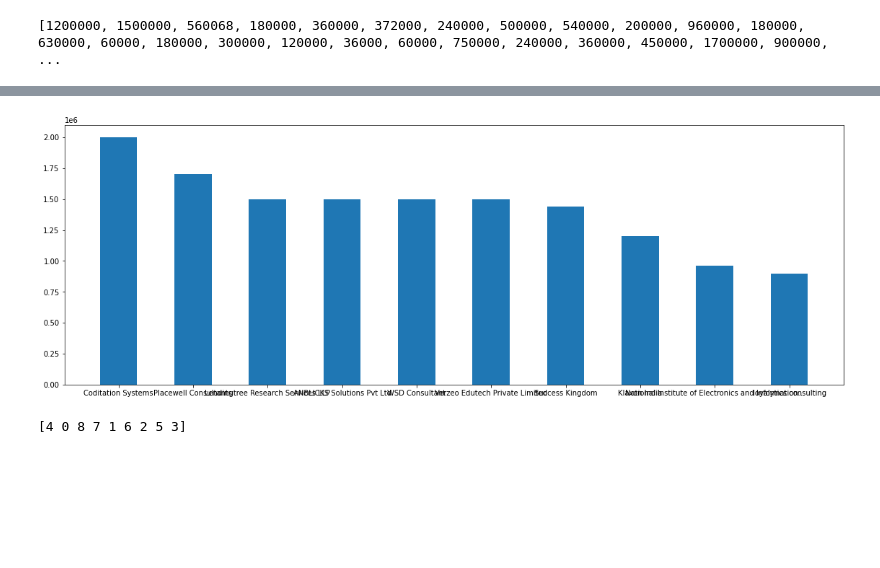
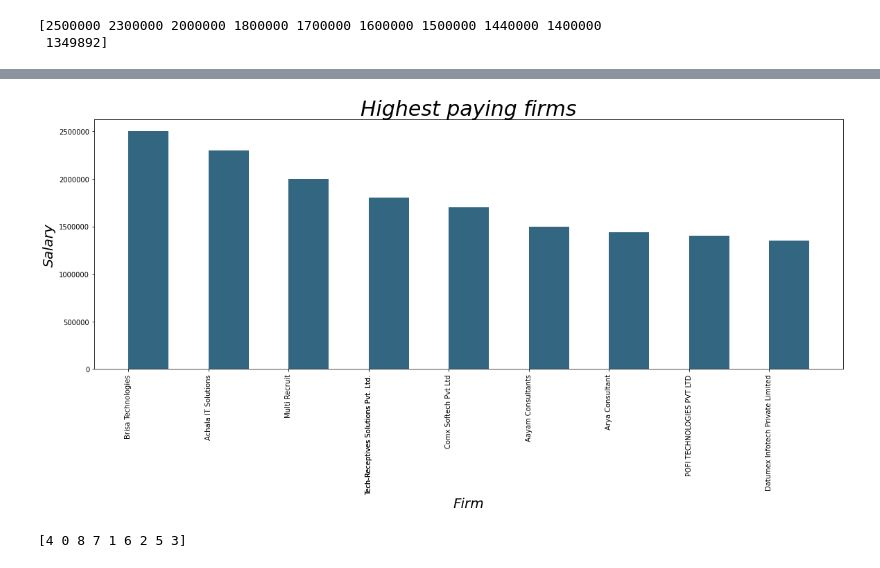
Before and after one commit to gunisha30/DS-and-ML, a Jupyter notebook: eda1.ipynb, the cells around one changed output, grey strips where cells are left out. Cells and saved outputs as stored; diff of their text form; code cells hidden in the pictures; blank space fills up the shorter version.

```diff
--- a/eda1.ipynb
+++ b/eda1.ipynb
@@ -165,62 +180,71 @@ print(df)
 # %%
 import pandas as pd
 import math
+from matplotlib.ticker import ScalarFormatter
+import matplotlib
+import numpy as np
 import matplotlib.pyplot as plt
+
 fig=plt.figure(figsize=(15,5))
 ax=fig.add_axes([0,0,1,1])
 #ax.axis('equal')
 
-df=pd.read_csv(r"Final.csv")
-df.drop(['desc'], axis=1, inplace=True)
-unique_jobs=list(df.title.unique())
-#print(unique_jobs)
+df=pd.read_csv(r"Final 2.csv")
+df.drop(['Description'], axis=1, inplace=True)
+unique_jobs=list(df.Title.unique())
 
-df=df.where(df['title']=='Data Scientist and Analyst')
+df=df.where(df['Title']=='Cloud and DevOps Engineer')
 df.dropna(inplace=True)
-df.rename(columns = {'loc':'location'}, inplace = True)
+size=df['Title'].size
 
-#firm info - graph 1
-#
-#print(df['sal'].value_counts())
-#print()
-l=list(range(0,40))
+l=list(range(0,size))
 df.set_index(pd.Index(l), inplace=True)
-size=df['sal'].size
+
 maxi=[]
 for i in range (0,size):
-  if '-' in df['sal'][i]:
-    s=df['sal'][i].split('-')
+  if '-' in df['Salary'][i]:
+    s=df['Salary'][i].split('-')
     maxi.append(s[1])
+    maxi[i]=int(maxi[i])
   else:
-    maxi.append(df['sal'][i])
+    maxi.append(df['Salary'][i])
+    maxi[i]=int(maxi[i])
 
-for i in range(0,len(maxi)):
-  maxi[i]=int(maxi[i])
-print(maxi)
-#df['max']=maxi
+
+maxi=list(dict.fromkeys(maxi))
+
 ar=np.array(maxi)
 ar_new=ar.argsort()[-10:][::-1]
 firms=[]
 for i in ar_new:
-  firms.append(df['firm'][i])
+  firms.append(df['Company'][i])
 
-#print(ar_new)
-#print(ar[ar_new])
 
-ax.bar(firms,ar[ar_new],0.5)
+print(ar[ar_new])
+#low=min(ar[ar_new])
+#high=max(ar[ar_new])
+#plt.ylim(low,high)
+ax.bar(firms,ar[ar_new],0.5, align='edge',color=(0.2, 0.4, 0.5))
+plt.xlabel('Firm',fontsize='20',fontstyle='italic')
+plt.ylabel('Salary',fontsize='20',fontstyle='italic')
+plt.title('Highest paying firms',fontstyle='italic',fontsize='30')
+plt.ticklabel_format(axis='y',style='plain')
+plt.xticks(firms,rotation='vertical')
 
-#location distribution - graph 2
-x=df.location.unique()
-#print(x)
-y=dict(df['location'].value_counts())
-#print(type(y))
-#print(y)
-p=y.keys()
-q=y.values()
+
+# #location distribution - graph 2
+# x=df.location.unique()
+# #print(x)
+# y=dict(df['location'].value_counts())
+# #print(type(y))
+# #print(y)
+# p=y.keys()
+# q=y.values()
 #plt.pie(q, labels=p, radius=2.5, autopct=lambda r:f'{r:.2f}%, {r*sum(q)/100 :.0f} items')
 #plt.pie(q,labels=p,radius=2.5,autopct='%1.2f%%')
 #plt.show()
 #plt.hist(y)
 #plt.show()
 # %% [output]
-[1200000, 1500000, 560068, 180000, 360000, 372000, 240000, 500000, 540000, 200000, 960000, 180000, 630000, 60000, 180000, 300000, 120000, 36000, 60000, 750000, 240000, 360000, 450000, 1700000, 900000, ...
+[2500000 2300000 2000000 1800000 1700000 1600000 1500000 1440000 1400000
+ 1349892]
@@ -227,4 +262,4 @@ q=y.values()
-[figure, old version]
+[figure, new version]
 # %%
 import numpy as np
 arr = np.array([10, 13, 42, 64, 5,55,32,12,11])
```
Also changed, not shown: parts of 8 cells of this notebook.
